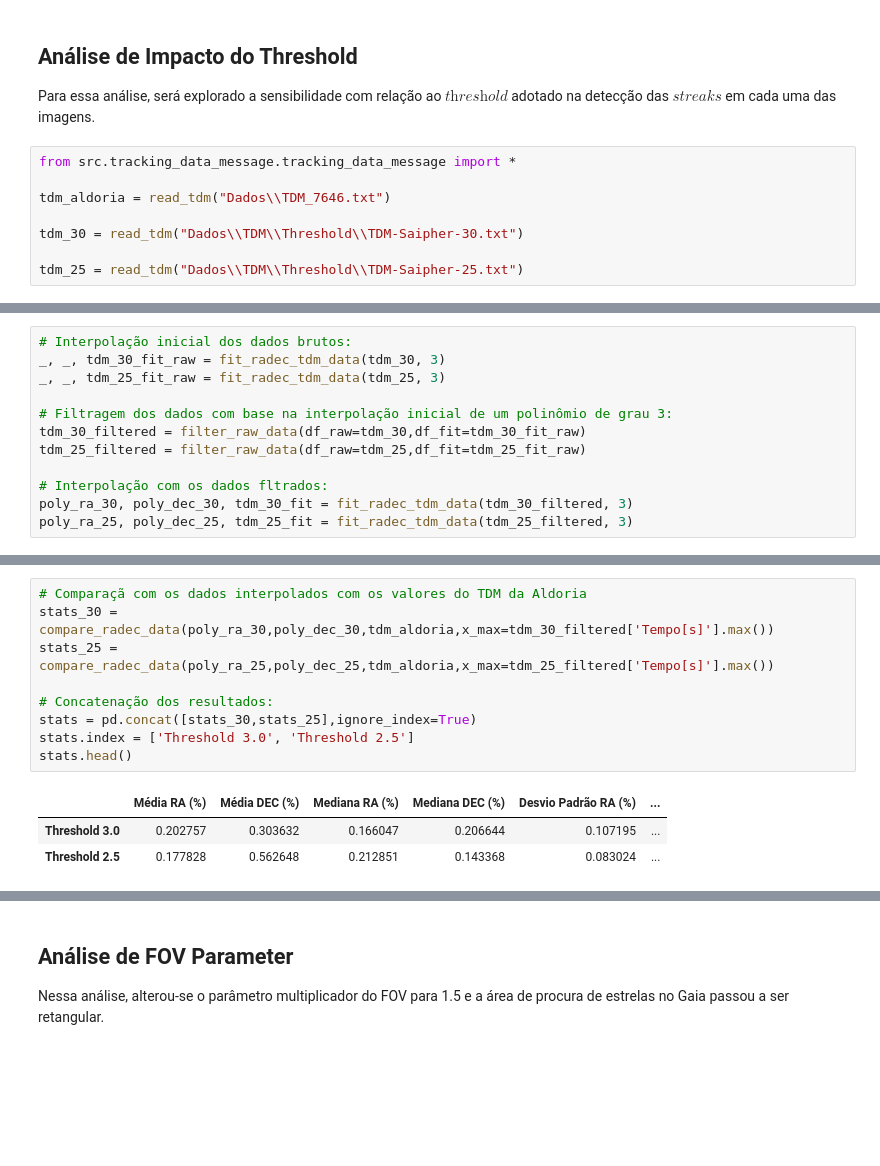
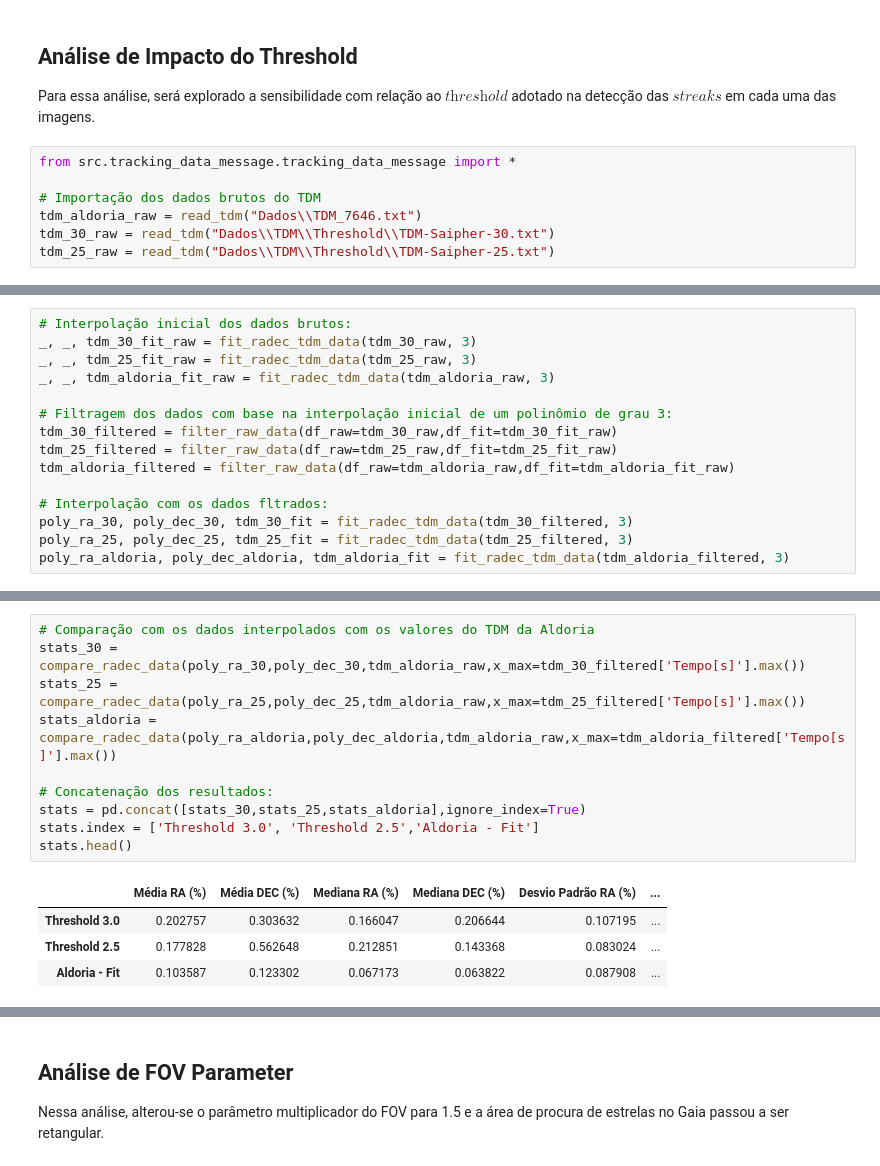
Before and after one commit to Rafa1914/spacepykit, a Jupyter notebook: data-exploration-notebook.ipynb, the cells around one changed output, grey strips where cells are left out. Cells and saved outputs as stored; diff of their text form; blank space fills up the shorter version.

```diff
--- a/data-exploration-notebook.ipynb
+++ b/data-exploration-notebook.ipynb
@@ -209,10 +234,9 @@ Para essa análise, será explorado a sensibilidade com relação ao $\textit{th
 # %%
 from src.tracking_data_message.tracking_data_message import *
 
-tdm_aldoria = read_tdm("Dados\\TDM_7646.txt")
-
-tdm_30 = read_tdm("Dados\\TDM\\Threshold\\TDM-Saipher-30.txt")
-
-tdm_25 = read_tdm("Dados\\TDM\\Threshold\\TDM-Saipher-25.txt")
+# Importação dos dados brutos do TDM
+tdm_aldoria_raw = read_tdm("Dados\\TDM_7646.txt")
+tdm_30_raw = read_tdm("Dados\\TDM\\Threshold\\TDM-Saipher-30.txt")
+tdm_25_raw = read_tdm("Dados\\TDM\\Threshold\\TDM-Saipher-25.txt")
 # %%
 plot_data(
@@ -229,12 +259,15 @@ Para analisarmos os outliers, devemos interpolar polinomialmente os dados:
 # %%
 # Interpolação inicial dos dados brutos:
-_, _, tdm_30_fit_raw = fit_radec_tdm_data(tdm_30, 3)
-_, _, tdm_25_fit_raw = fit_radec_tdm_data(tdm_25, 3)
+_, _, tdm_30_fit_raw = fit_radec_tdm_data(tdm_30_raw, 3)
+_, _, tdm_25_fit_raw = fit_radec_tdm_data(tdm_25_raw, 3)
+_, _, tdm_aldoria_fit_raw = fit_radec_tdm_data(tdm_aldoria_raw, 3)
 
 # Filtragem dos dados com base na interpolação inicial de um polinômio de grau 3:
-tdm_30_filtered = filter_raw_data(df_raw=tdm_30,df_fit=tdm_30_fit_raw)
-tdm_25_filtered = filter_raw_data(df_raw=tdm_25,df_fit=tdm_25_fit_raw)
+tdm_30_filtered = filter_raw_data(df_raw=tdm_30_raw,df_fit=tdm_30_fit_raw)
+tdm_25_filtered = filter_raw_data(df_raw=tdm_25_raw,df_fit=tdm_25_fit_raw)
+tdm_aldoria_filtered = filter_raw_data(df_raw=tdm_aldoria_raw,df_fit=tdm_aldoria_fit_raw)
 
 # Interpolação com os dados fltrados:
 poly_ra_30, poly_dec_30, tdm_30_fit = fit_radec_tdm_data(tdm_30_filtered, 3)
 poly_ra_25, poly_dec_25, tdm_25_fit = fit_radec_tdm_data(tdm_25_filtered, 3)
+poly_ra_aldoria, poly_dec_aldoria, tdm_aldoria_fit = fit_radec_tdm_data(tdm_aldoria_filtered, 3)
@@ -247,13 +289,15 @@ plot_data(df_list=[tdm_aldoria,tdm_30_fit,tdm_25_fit],legend=['Aldoria','Thresho
 # %%
-# Comparaçã com os dados interpolados com os valores do TDM da Aldoria
-stats_30 = compare_radec_data(poly_ra_30,poly_dec_30,tdm_aldoria,x_max=tdm_30_filtered['Tempo[s]'].max())
-stats_25 = compare_radec_data(poly_ra_25,poly_dec_25,tdm_aldoria,x_max=tdm_25_filtered['Tempo[s]'].max())
+# Comparação com os dados interpolados com os valores do TDM da Aldoria
+stats_30 = compare_radec_data(poly_ra_30,poly_dec_30,tdm_aldoria_raw,x_max=tdm_30_filtered['Tempo[s]'].max())
+stats_25 = compare_radec_data(poly_ra_25,poly_dec_25,tdm_aldoria_raw,x_max=tdm_25_filtered['Tempo[s]'].max())
+stats_aldoria = compare_radec_data(poly_ra_aldoria,poly_dec_aldoria,tdm_aldoria_raw,x_max=tdm_aldoria_filtered['Tempo[s]'].max())
 
 # Concatenação dos resultados:
-stats = pd.concat([stats_30,stats_25],ignore_index=True)
-stats.index = ['Threshold 3.0', 'Threshold 2.5']
+stats = pd.concat([stats_30,stats_25,stats_aldoria],ignore_index=True)
+stats.index = ['Threshold 3.0', 'Threshold 2.5','Aldoria - Fit']
 stats.head()
 # %% [output]
 |  | Média RA (%) | Média DEC (%) | Mediana RA (%) | Mediana DEC (%) | Desvio Padrão RA (%) | ... |
 | Threshold 3.0 | 0.202757 | 0.303632 | 0.166047 | 0.206644 | 0.107195 | ... |
 | Threshold 2.5 | 0.177828 | 0.562648 | 0.212851 | 0.143368 | 0.083024 | ... |
+| Aldoria - Fit | 0.103587 | 0.123302 | 0.067173 | 0.063822 | 0.087908 | ... |
```
Also changed, not shown: parts of 45 cells of this notebook.
